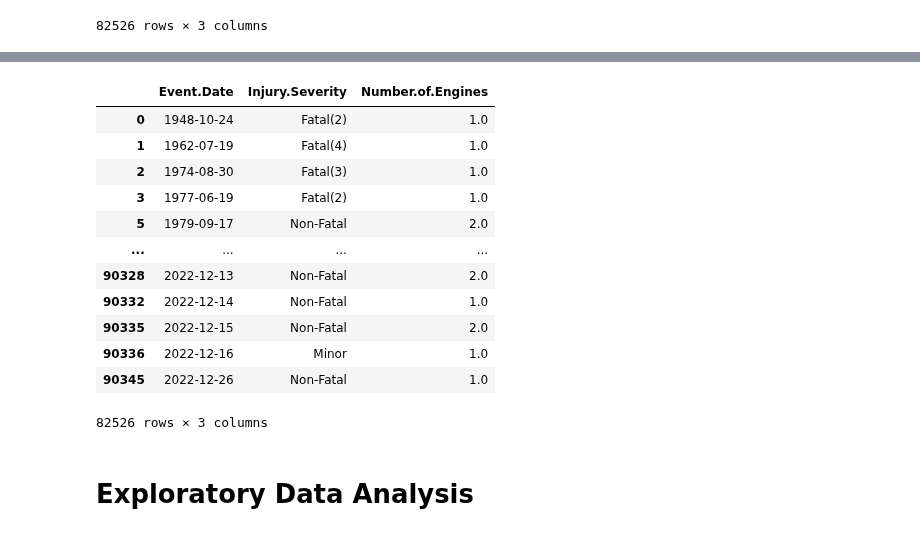
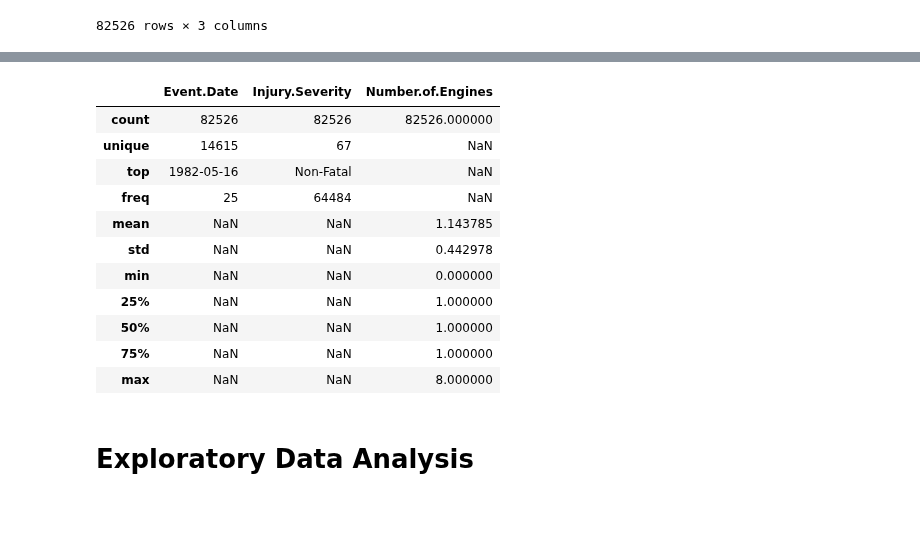
Before and after one commit to BlackXWulf/Flying-Through-The-Years, a Jupyter notebook: Phase1Project.ipynb, the cells around one changed output, grey strips where cells are left out. Saved outputs shown, nothing was run; the diff lists cells and outputs as text; code cells hidden in the pictures.

```diff
--- a/Phase1Project.ipynb
+++ b/Phase1Project.ipynb
@@ -183,21 +182,19 @@ aviation_data.head(10)
-# %%
-#show the number of engines
-
-aviation_data
-# %% [output]
-|  | Event.Date | Injury.Severity | Number.of.Engines |
-| 0 | 1948-10-24 | Fatal(2) | 1.0 |
-| 1 | 1962-07-19 | Fatal(4) | 1.0 |
-| 2 | 1974-08-30 | Fatal(3) | 1.0 |
-| 3 | 1977-06-19 | Fatal(2) | 1.0 |
-| 5 | 1979-09-17 | Non-Fatal | 2.0 |
-| ... | ... | ... | ... |
-| 90328 | 2022-12-13 | Non-Fatal | 2.0 |
-| 90332 | 2022-12-14 | Non-Fatal | 1.0 |
-| 90335 | 2022-12-15 | Non-Fatal | 2.0 |
-| 90336 | 2022-12-16 | Minor | 1.0 |
-| 90345 | 2022-12-26 | Non-Fatal | 1.0 |
-82526 rows × 3 columns
+# %%
+#show the statistics between the columns
+aviation_data.describe(include='all')
+# %% [output]
+|  | Event.Date | Injury.Severity | Number.of.Engines |
+| count | 82526 | 82526 | 82526.000000 |
+| unique | 14615 | 67 | NaN |
+| top | 1982-05-16 | Non-Fatal | NaN |
+| freq | 25 | 64484 | NaN |
+| mean | NaN | NaN | 1.143785 |
+| std | NaN | NaN | 0.442978 |
+| min | NaN | NaN | 0.000000 |
+| 25% | NaN | NaN | 1.000000 |
+| 50% | NaN | NaN | 1.000000 |
+| 75% | NaN | NaN | 1.000000 |
+| max | NaN | NaN | 8.000000 |
 # %%
 # Save cleaned dataset as CSV
 aviation_data.to_csv('numeng_injsev.csv')
```
Also changed, not shown: parts of 3 cells of this notebook.
